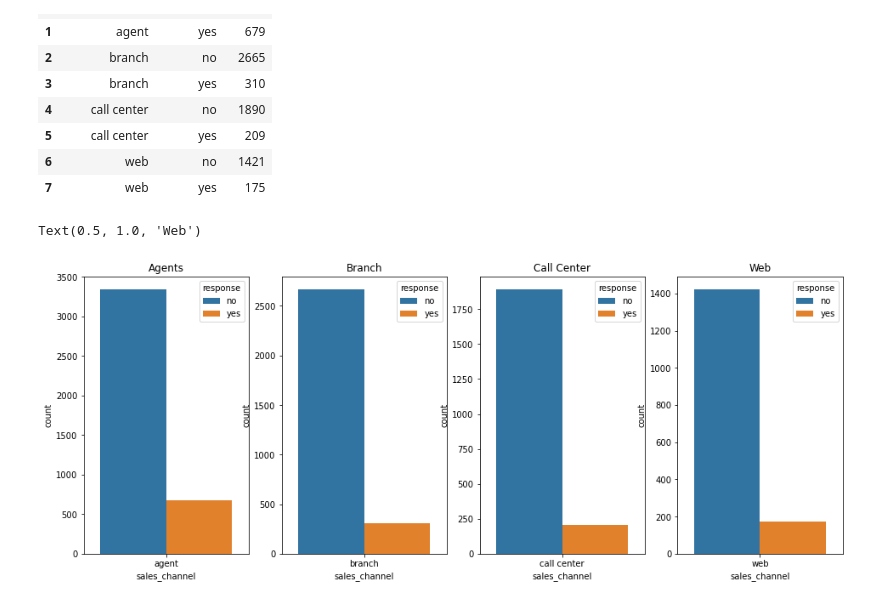
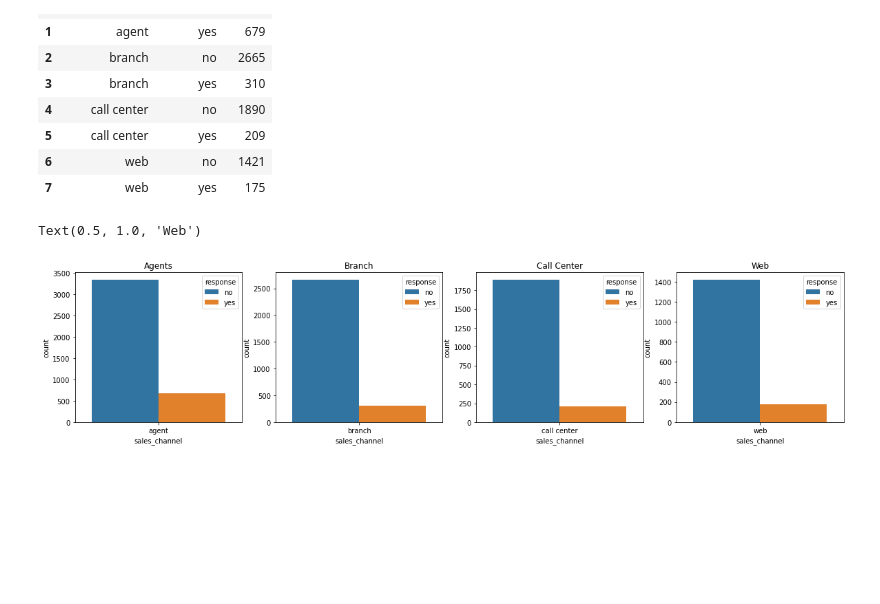
Before and after one commit to marlykiwi/IronMarlena, a Jupyter notebook: Week2/Day4/CaseStudy_Day4_Plotting_Marlena.ipynb, the cells around one changed output. Drawn from its saved outputs; the diff is of its cells as text; code cells hidden in the pictures; blank space fills up the shorter version.

```diff
--- a/Week2/Day4/CaseStudy_Day4_Plotting_Marlena.ipynb
+++ b/Week2/Day4/CaseStudy_Day4_Plotting_Marlena.ipynb
@@ -303,17 +303,16 @@ sales_ch_response
 | 6 | web | no | 1421 |
 | 7 | web | yes | 175 |
 # %%
-fig5, axes5 = plt.subplots(1,4,figsize=(16,6))
+fig5, axes5 = plt.subplots(1,4,figsize=(20,4))
 
-#sns.barplot(x=gender_class_males['class'], y=gender_class_males['count'], hue = 'alive',  ax = axes5[0], palette=palette_alive)
 sns.barplot(x='sales_channel', y='count', hue = 'response', data = sales_channel_agent, ax = axes5[0])
 axes5[0].set_title('Agents')
 sns.barplot(x='sales_channel', y='count', hue = 'response', data = sales_channel_branch, ax = axes5[1])
 axes5[1].set_title('Branch')
 sns.barplot(x='sales_channel', y='count', hue = 'response', data = sales_channel_call_center, ax = axes5[2])
 axes5[2].set_title('Call Center')
 sns.barplot(x='sales_channel', y='count', hue = 'response', data = sales_channel_web, ax = axes5[3])
 axes5[3].set_title('Web')
 # %% [output]
 Text(0.5, 1.0, 'Web')
-[figure, old version]
+[figure, new version]
```
Also changed, not shown: parts of 1 cell of this notebook.
